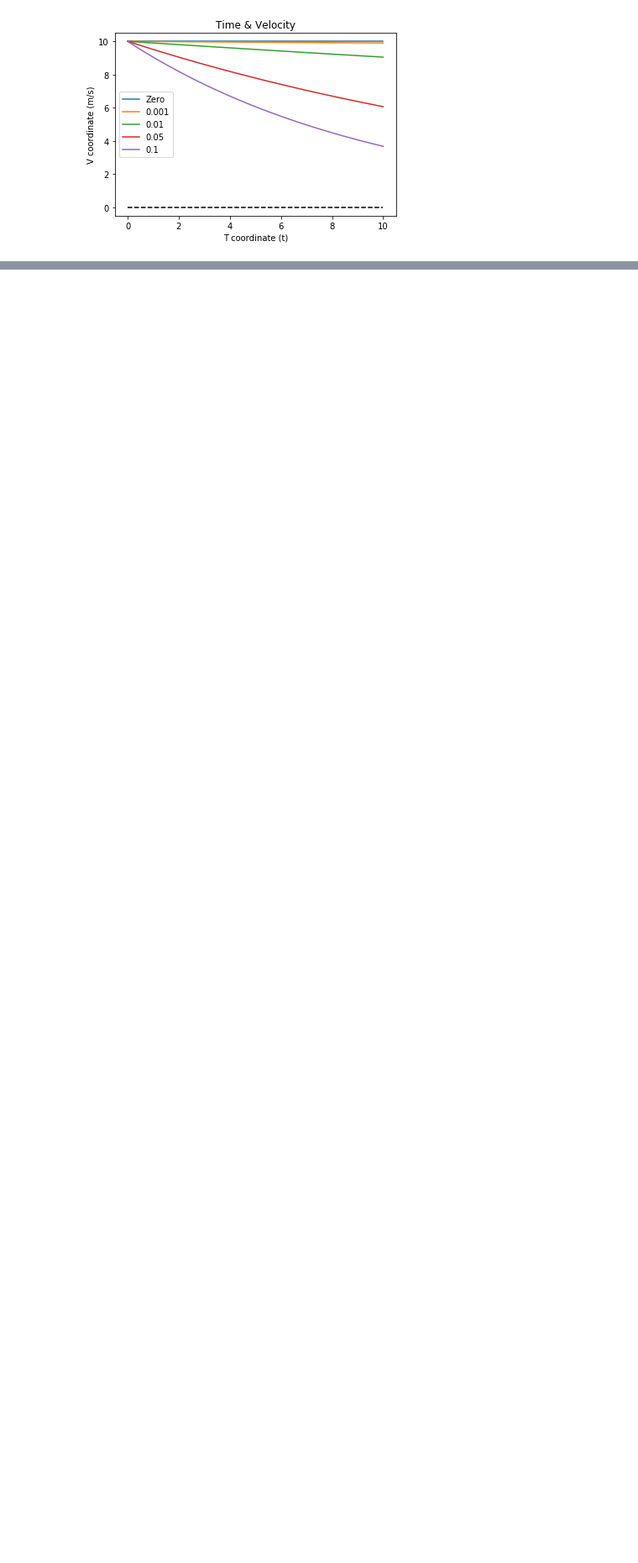
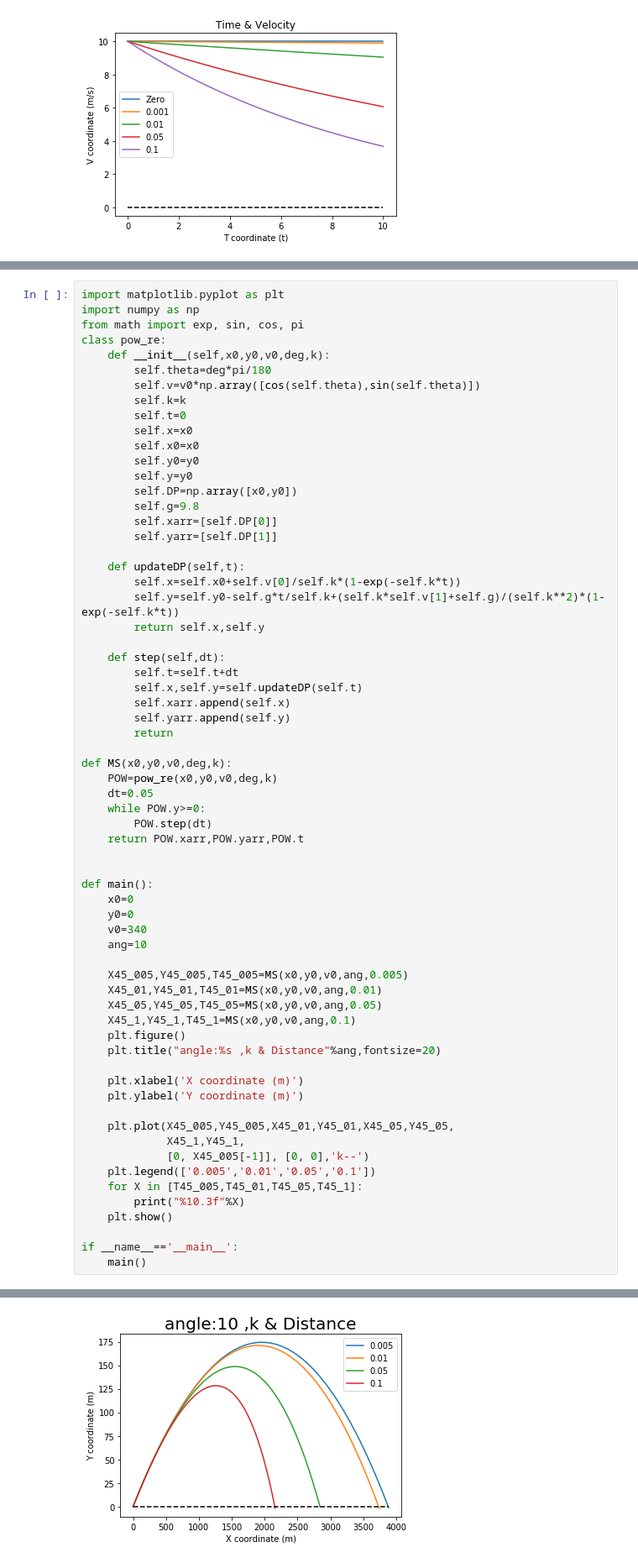
Before and after one commit to Dcal-dev/For-Study, a Jupyter notebook: For_Study_Dynamics.ipynb, the cells around one changed output, grey strips where cells are left out. Shown at 84% size. Drawn from its saved outputs; the diff is of its cells as text; blank space fills up the shorter version.

```diff
--- a/For_Study_Dynamics.ipynb
+++ b/For_Study_Dynamics.ipynb
@@ -146,0 +372,66 @@ if __name__ == '__main__':
+# %%
+import matplotlib.pyplot as plt
+import numpy as np
+from math import exp, sin, cos, pi
+class pow_re:
+    def __init__(self,x0,y0,v0,deg,k):
+        self.theta=deg*pi/180
+        self.v=v0*np.array([cos(self.theta),sin(self.theta)])
+        self.k=k
+        self.t=0
+        self.x=x0
+        self.x0=x0
+        self.y0=y0
+        self.y=y0
+        self.DP=np.array([x0,y0])
+        self.g=9.8
+        self.xarr=[self.DP[0]]
+        self.yarr=[self.DP[1]]
+
+    def updateDP(self,t):
+        self.x=self.x0+self.v[0]/self.k*(1-exp(-self.k*t))
+        self.y=self.y0-self.g*t/self.k+(self.k*self.v[1]+self.g)/(self.k**2)*(1-exp(-self.k*t))
+        return self.x,self.y
+
+    def step(self,dt):
+        self.t=self.t+dt
+        self.x,self.y=self.updateDP(self.t)
+        self.xarr.append(self.x)
+        self.yarr.append(self.y)
+        return
+
+def MS(x0,y0,v0,deg,k):
+    POW=pow_re(x0,y0,v0,deg,k)
+    dt=0.05
+    while POW.y>=0:
+        POW.step(dt)
+    return POW.xarr,POW.yarr,POW.t
+
+
+def main():
+    x0=0
+    y0=0
+    v0=340
+    ang=10
+
+    X45_005,Y45_005,T45_005=MS(x0,y0,v0,ang,0.005)
+    X45_01,Y45_01,T45_01=MS(x0,y0,v0,ang,0.01)
+    X45_05,Y45_05,T45_05=MS(x0,y0,v0,ang,0.05)
+    X45_1,Y45_1,T45_1=MS(x0,y0,v0,ang,0.1)
+    plt.figure()
+    plt.title("angle:%s ,k & Distance"%ang,fontsize=20)
+
+    plt.xlabel('X coordinate (m)')
+    plt.ylabel('Y coordinate (m)')
+
+    plt.plot(X45_005,Y45_005,X45_01,Y45_01,X45_05,Y45_05,
+             X45_1,Y45_1,
+             [0, X45_005[-1]], [0, 0],'k--')
+    plt.legend(['0.005','0.01','0.05','0.1'])
+    for X in [T45_005,T45_01,T45_05,T45_1]:
+        print("%10.3f"%X)
+    plt.show()
+
+if __name__=='__main__':
+    main()
+# %% [output]
@@ -146,0 +442 @@ if __name__ == '__main__':
+[figure, added]
```
Also changed, not shown: parts of 34 cells of this notebook.
